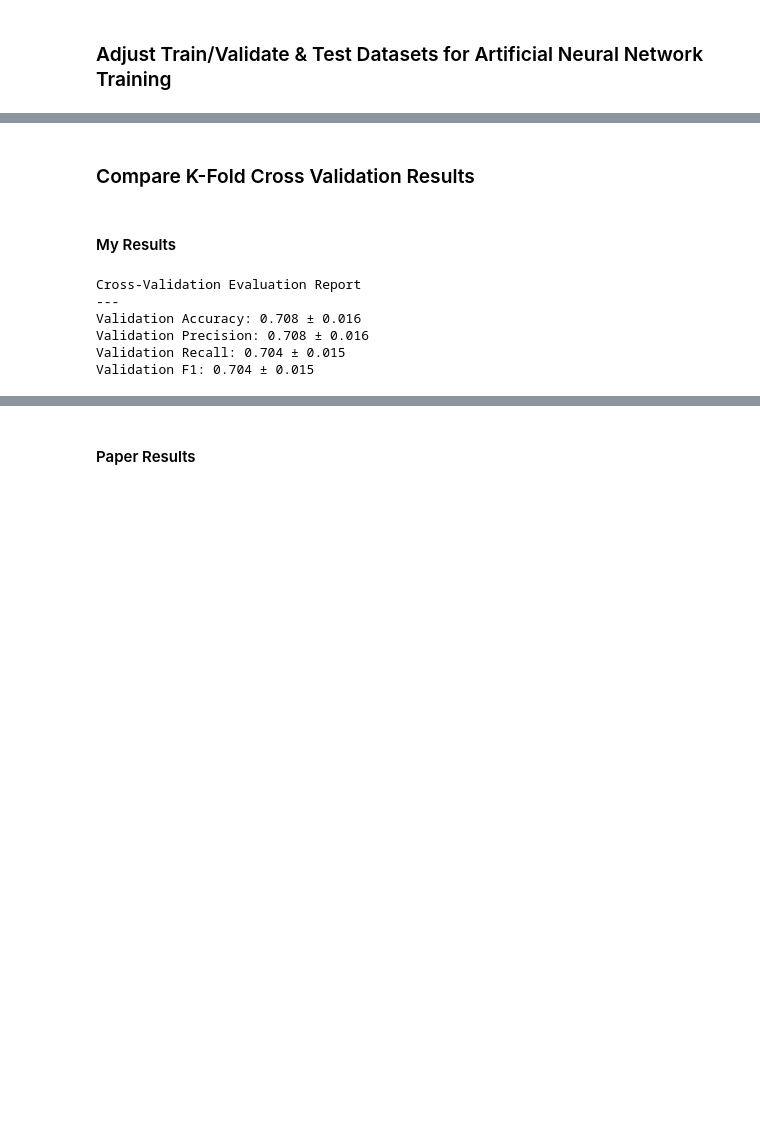
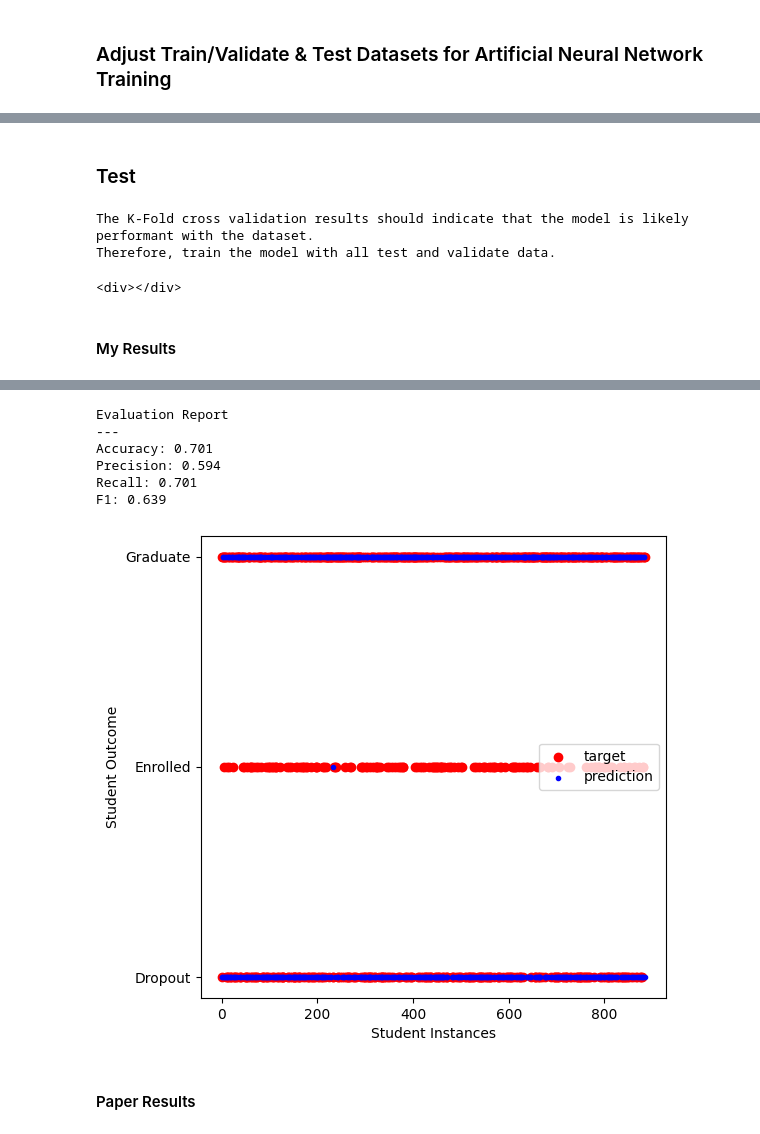
Before and after one commit to rewento/itcs-5154-project, a Jupyter notebook: Final Project.ipynb, the cells around one changed output, grey strips where cells are left out. Cells and saved outputs as stored; diff of their text form; code cells hidden in the pictures; blank space fills up the shorter version.

```diff
--- a/Final Project.ipynb
+++ b/Final Project.ipynb
@@ -46,16 +46,16 @@ def data_splitting(data, target):
     print(t_test.shape)
     return X_train_and_validate, X_test, t_train_and_validate, t_test
 
-def cv_evaluation_report(cv_results):
-    print(u"Cross-Validation Evaluation Report")
+def eval_report_from_obj(cv_results):
+    print(u"Evaluation Report")
     print(u"---")
     print(u"Validation Accuracy: {:.3f} \u00B1 {:.3f}".format(cv_results['test_accuracy'].mean(), cv_results['test_accuracy'].std()))
     print(u"Validation Precision: {:.3f} \u00B1 {:.3f}".format(cv_results['test_precision_weighted'].mean(), cv_results['test_precision_weighted'].std()))
     print(u"Validation Recall: {:.3f} \u00B1 {:.3f}".format(cv_results['test_recall_weighted'].mean(), cv_results['test_recall_weighted'].std()))
     print(u"Validation F1: {:.3f} \u00B1 {:.3f}".format(cv_results['test_f1_weighted'].mean(), cv_results['test_f1_weighted'].std()))
 
-def test_evaluation_report(targets, predicted_targets):
-    print(u"Test Evaluation Report")
+def eval_report_from_targets_and_predicted_targets(targets, predicted_targets):
+    print(u"Evaluation Report")
     print(u"---")
     print(u"Accuracy: {:.3f}".format(accuracy_score(targets, predicted_targets)))
     print(u"Precision: {:.3f}".format(precision_score(targets, predicted_targets, average='weighted')))
@@ -466,13 +473,42 @@ k-fold value used by paper authors: 10
-# %% [markdown]
-### Compare K-Fold Cross Validation Results
+# %% [markdown]
+### Test
+# %%
+print("The K-Fold cross validation results should indicate that the model is likely performant with the dataset.")
+print("Therefore, train the model with all test and validate data.")
+splits = None  # No split, all data for training.
+tp = TabularPandas(
+    # Providing a copy resolves this execution time warning:
+    # "UserWarning: The given NumPy array is not writable, and PyTorch does not support non-writable tensors."
+    X_train_and_validate_with_target.copy(),
+    procs=[Categorify, Normalize],
+    cat_names=X_train_and_validate.select_dtypes(include="object").columns.to_list(),
+    cont_names=X_train_and_validate.select_dtypes(exclude="object").columns.to_list(),
+    y_names=X_train_and_validate_with_target.columns[-1],
+    splits=splits,
+)
+dls = tp.dataloaders(bs=batch_size)
+learner = tabular_learner(dls,
+                            config={'act_cls': paper_hyper_parameters['activation_fn']},
+                            layers=paper_hyper_parameters['layers'],
+                            metrics=[accuracy, Recall(average='weighted'),
+                                       Precision(average='weighted'),
+                                       F1Score(average='weighted')],
+                            opt_func=paper_hyper_parameters['opt_func'],
+                            wd=paper_hyper_parameters['regularization']
+                        )
+learner.to(device)
+with learner.no_logging():
+    learner.fit(paper_hyper_parameters['max_iterations'], lr=paper_hyper_parameters['learning_rate'])
+# %% [output]
+The K-Fold cross validation results should indicate that the model is likely performant with the dataset.
+Therefore, train the model with all test and validate data.
+<div></div>
 # %% [markdown]
 #### My Results
-# %%
-cv_evaluation_report(my_cv_results)
-# %% [output]
-Cross-Validation Evaluation Report
----
-Validation Accuracy: 0.708 ± 0.016
-Validation Precision: 0.708 ± 0.016
-Validation Recall: 0.704 ± 0.015
-Validation F1: 0.704 ± 0.015
+# %%
+_, targets, predicted_targets = learner.get_preds(dl=dls.test_dl(X_test_with_target), with_decoded=True)
+targets = targets.numpy().flatten()
+predicted_targets = predicted_targets.numpy()
+eval_report_from_targets_and_predicted_targets(targets, predicted_targets)
+plot_test_accuracy(targets, predicted_targets, dls.vocab)
+# %% [output]
@@ -479,3 +516,10 @@ Validation F1: 0.704 ± 0.015
+Evaluation Report
+---
+Accuracy: 0.701
+Precision: 0.594
+Recall: 0.701
+F1: 0.639
+[figure, added]
 # %% [markdown]
 #### Paper Results
 # %%
```
Also changed, not shown: parts of 39 cells of this notebook.
